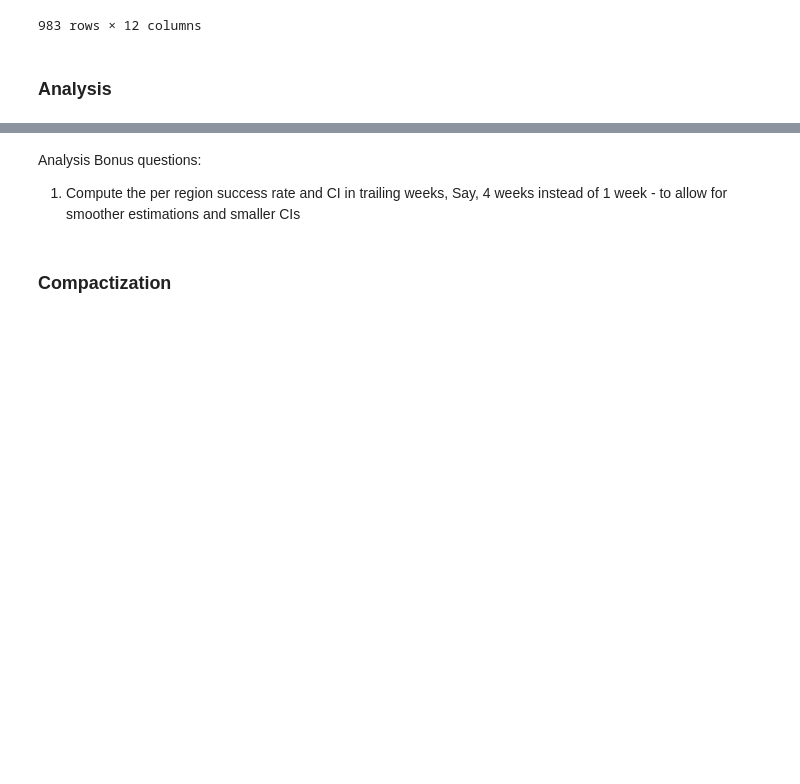
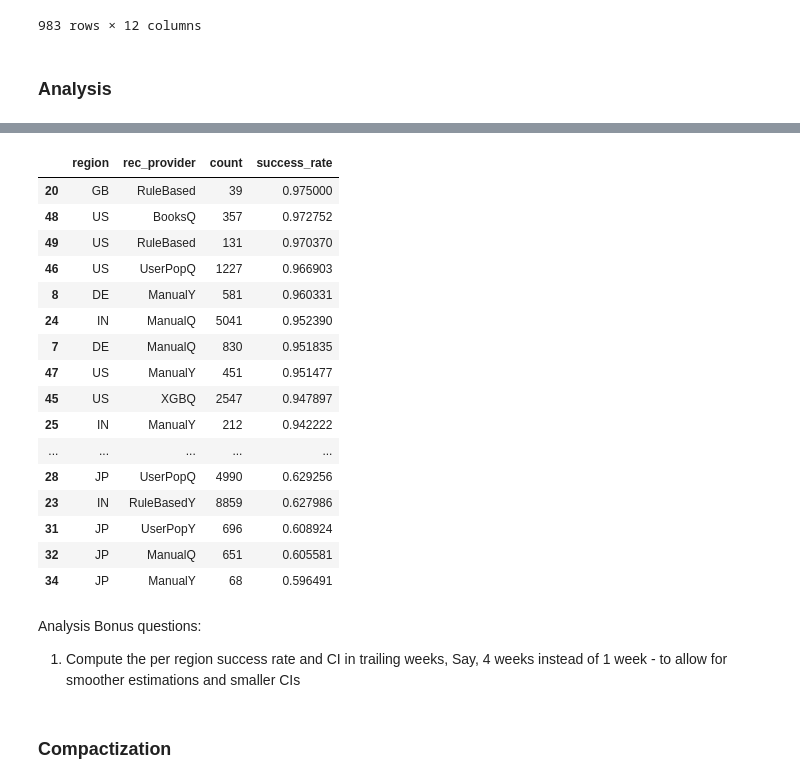
Before and after one commit to lior15/PythonDataScienceHandbook, a Jupyter notebook: Exercises/Data analysis - Final assignment Solution.ipynb, the cells around one changed output, grey strips where cells are left out. Saved outputs shown, nothing was run; the diff lists cells and outputs as text; code cells hidden in the pictures; blank space fills up the shorter version.

```diff
--- a/Exercises/Data analysis - Final assignment Solution.ipynb
+++ b/Exercises/Data analysis - Final assignment Solution.ipynb
@@ -394,0 +560,24 @@ The default value of regex will change from True to False in a future version.
+# %%
+# 15. Which is the most successful rec provider per each region?
+y = ad_recs_annotated[ad_recs_annotated['is_success']=='yes'].groupby('region').rec_provider.value_counts().reset_index(name='count')
+n = ad_recs_annotated[ad_recs_annotated['is_success']=='no'].groupby('region').rec_provider.value_counts().reset_index(name='count')
+y['success_rate'] = y['count']/(n['count']+y['count'])
+y.sort_values('success_rate',ascending=False)
+# %% [output]
+|  | region | rec_provider | count | success_rate |
+| 20 | GB | RuleBased | 39 | 0.975000 |
+| 48 | US | BooksQ | 357 | 0.972752 |
+| 49 | US | RuleBased | 131 | 0.970370 |
+| 46 | US | UserPopQ | 1227 | 0.966903 |
+| 8 | DE | ManualY | 581 | 0.960331 |
+| 24 | IN | ManualQ | 5041 | 0.952390 |
+| 7 | DE | ManualQ | 830 | 0.951835 |
+| 47 | US | ManualY | 451 | 0.951477 |
+| 45 | US | XGBQ | 2547 | 0.947897 |
+| 25 | IN | ManualY | 212 | 0.942222 |
+| ... | ... | ... | ... | ... |
+| 28 | JP | UserPopQ | 4990 | 0.629256 |
+| 23 | IN | RuleBasedY | 8859 | 0.627986 |
+| 31 | JP | UserPopY | 696 | 0.608924 |
+| 32 | JP | ManualQ | 651 | 0.605581 |
+| 34 | JP | ManualY | 68 | 0.596491 |
```
Also changed, not shown: parts of 36 cells of this notebook.
